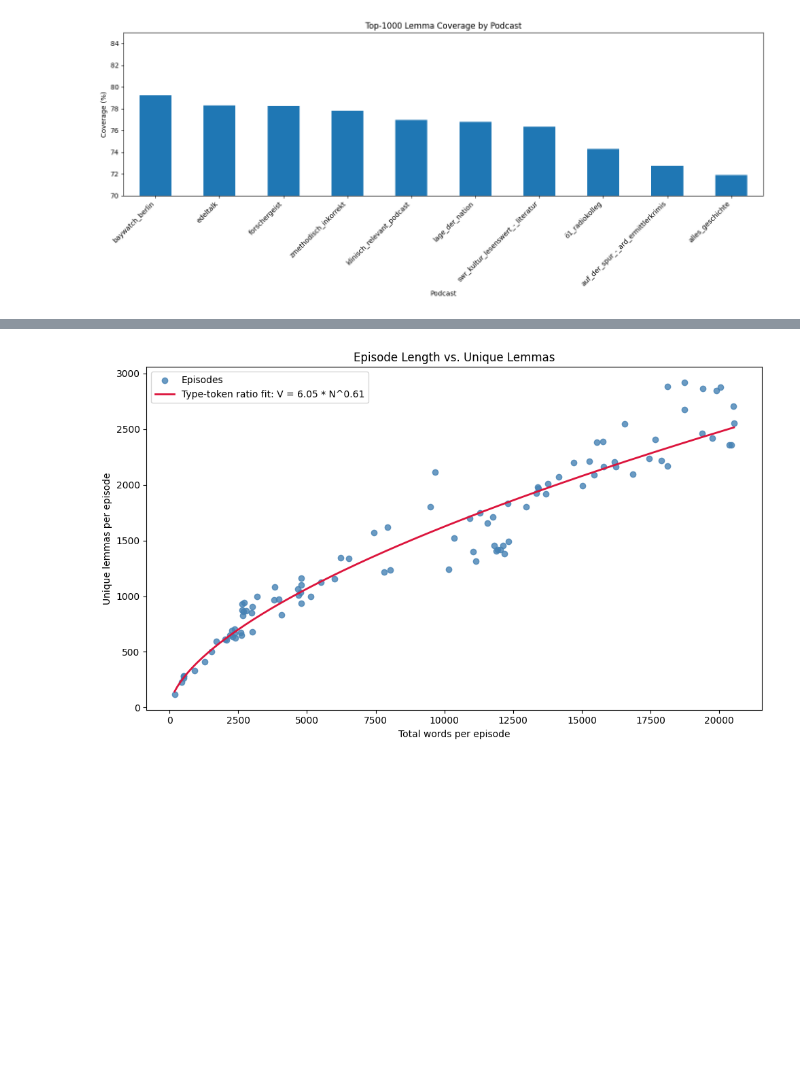
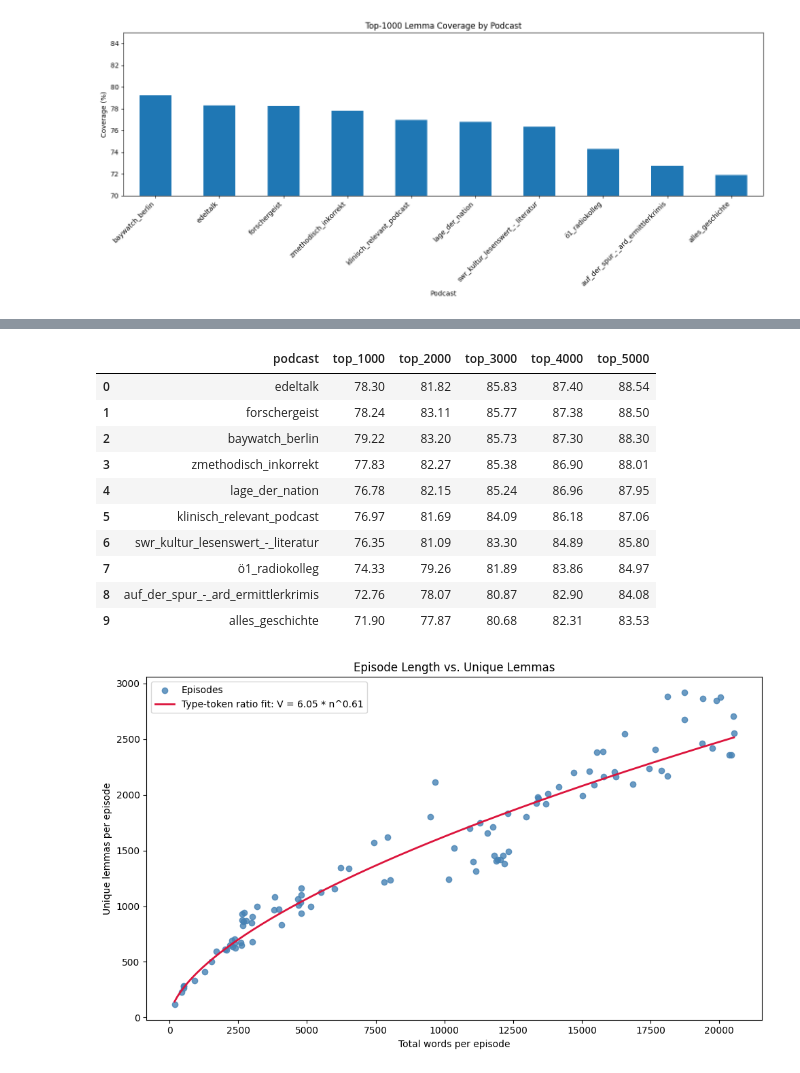
Before and after one commit to mloenker/linguistic-data-science, a Jupyter notebook: vocabulary/vocabulary.ipynb, the cells around one changed output, grey strips where cells are left out. Cells and saved outputs as stored; diff of their text form; code cells hidden in the pictures; blank space fills up the shorter version.

Commit message:
add coverage tables

```diff
--- a/vocabulary/vocabulary.ipynb
+++ b/vocabulary/vocabulary.ipynb
@@ -183,3 +225,58 @@ plt.show()
+# %%
+podcast_counters = defaultdict(Counter)
+for path, counter in transcript_counters.items():
+    podcast_counters[path.parent.name].update(counter)
+
+thresholds = [1000, 2000, 3000, 4000, 5000]
+rows = []
+
+for podcast, counter in sorted(podcast_counters.items()):
+    podcast_total_tokens = sum(counter.values())
+    row = {"podcast": podcast}
+    reached_95 = None
+    reached_98 = None
+
+    for threshold in thresholds:
+        coverage = sum(
+            freq
+            for lemma, freq in counter.items()
+            if lemma_rank.get(lemma, float("inf")) <= threshold
+        ) / podcast_total_tokens
+        row[f"top_{threshold}"] = coverage * 100
+
+        if reached_95 is None and coverage >= 0.95:
+            reached_95 = threshold
+        if reached_98 is None and coverage >= 0.98:
+            reached_98 = threshold
+
+    row["threshold_for_95"] = reached_95
+    row["threshold_for_98"] = reached_98
+    rows.append(row)
+
+podcast_threshold_df = pd.DataFrame(rows).sort_values("top_5000", ascending=False).reset_index(drop=True)
+display(
+    podcast_threshold_df[
+        ["podcast", "top_1000", "top_2000", "top_3000", "top_4000", "top_5000"]
+    ].round({
+        "top_1000": 2,
+        "top_2000": 2,
+        "top_3000": 2,
+        "top_4000": 2,
+        "top_5000": 2,
+    })
+)
+# %% [output]
+|  | podcast | top_1000 | top_2000 | top_3000 | top_4000 | top_5000 |
+| 0 | edeltalk | 78.30 | 81.82 | 85.83 | 87.40 | 88.54 |
+| 1 | forschergeist | 78.24 | 83.11 | 85.77 | 87.38 | 88.50 |
+| 2 | baywatch_berlin | 79.22 | 83.20 | 85.73 | 87.30 | 88.30 |
+| 3 | zmethodisch_inkorrekt | 77.83 | 82.27 | 85.38 | 86.90 | 88.01 |
+| 4 | lage_der_nation | 76.78 | 82.15 | 85.24 | 86.96 | 87.95 |
+| 5 | klinisch_relevant_podcast | 76.97 | 81.69 | 84.09 | 86.18 | 87.06 |
+| 6 | swr_kultur_lesenswert_-_literatur | 76.35 | 81.09 | 83.30 | 84.89 | 85.80 |
+| 7 | ö1_radiokolleg | 74.33 | 79.26 | 81.89 | 83.86 | 84.97 |
+| 8 | auf_der_spur_-_ard_ermittlerkrimis | 72.76 | 78.07 | 80.87 | 82.90 | 84.08 |
+| 9 | alles_geschichte | 71.90 | 77.87 | 80.68 | 82.31 | 83.53 |
 # %%
 episode_rows = []
 for path, counter in transcript_counters.items():
```
Also changed, not shown: parts of 1 cell of this notebook.
